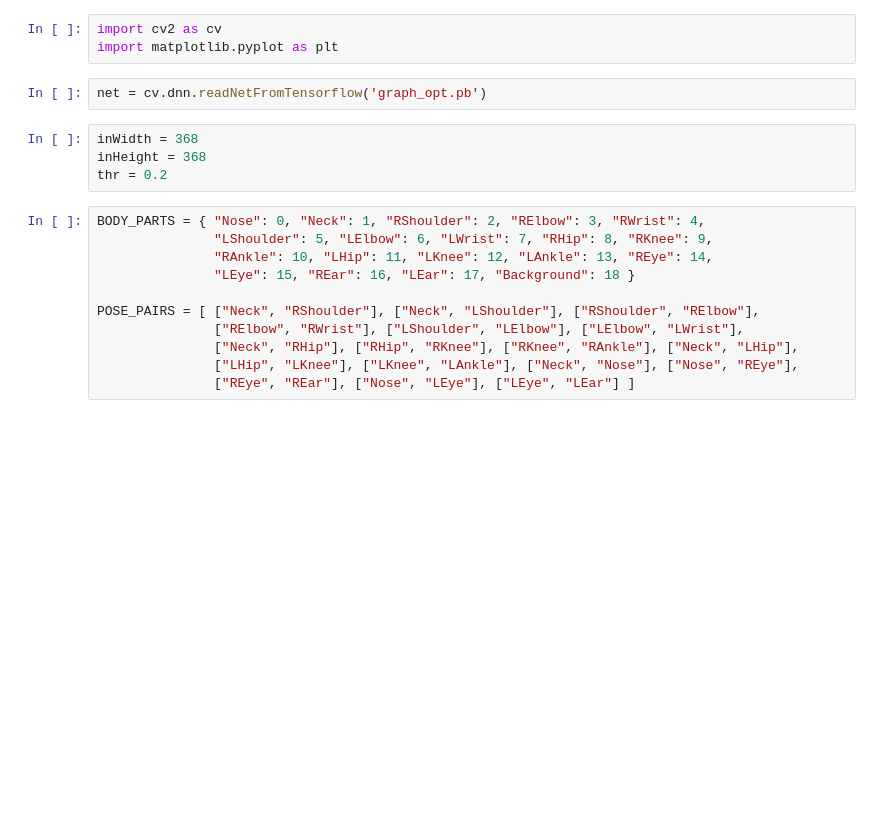
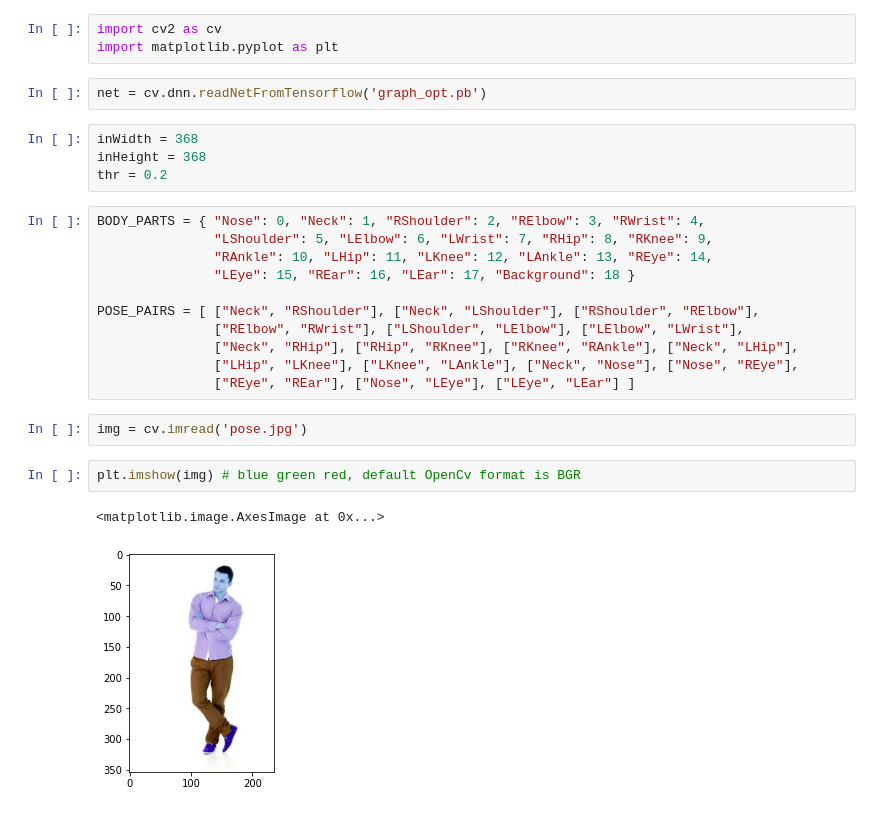
Before and after one commit to Haroon-Zafar/poseEstimators, a Jupyter notebook: pose_estimator.ipynb, the cells around one changed output. Saved outputs shown, nothing was run; the diff lists cells and outputs as text; blank space fills up the shorter version.

```diff
--- a/pose_estimator.ipynb
+++ b/pose_estimator.ipynb
@@ -18,3 +18,10 @@ POSE_PAIRS = [ ["Neck", "RShoulder"], ["Neck", "LShoulder"], ["RShoulder", "RElb
                ["Neck", "RHip"], ["RHip", "RKnee"], ["RKnee", "RAnkle"], ["Neck", "LHip"],
                ["LHip", "LKnee"], ["LKnee", "LAnkle"], ["Neck", "Nose"], ["Nose", "REye"],
                ["REye", "REar"], ["Nose", "LEye"], ["LEye", "LEar"] ]
+# %%
+img = cv.imread('pose.jpg')
+# %%
+plt.imshow(img) # blue green red, default OpenCv format is BGR
+# %% [output]
+<matplotlib.image.AxesImage at 0x...>
+[figure, added]
```
Also changed, not shown: parts of 2 cells of this notebook.
